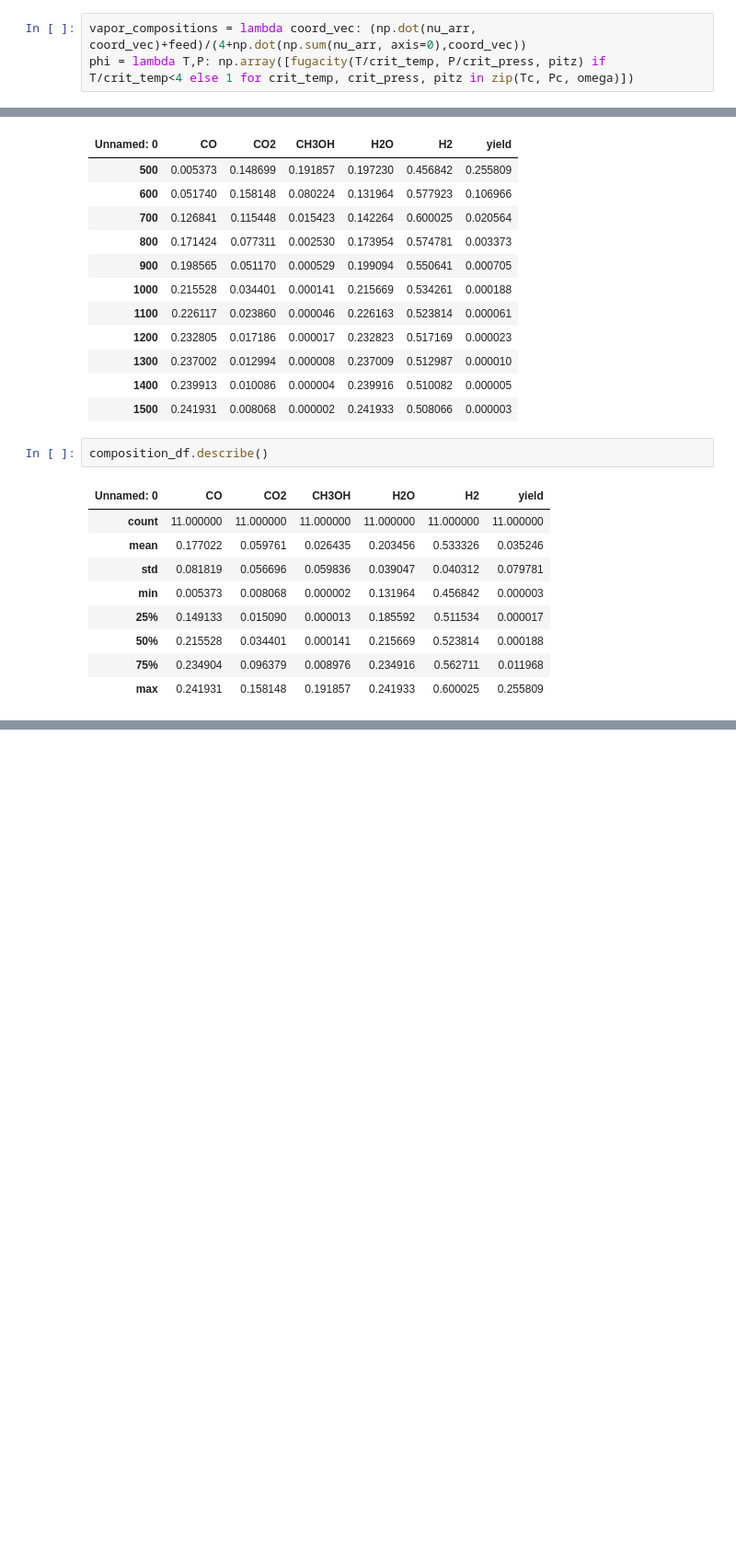
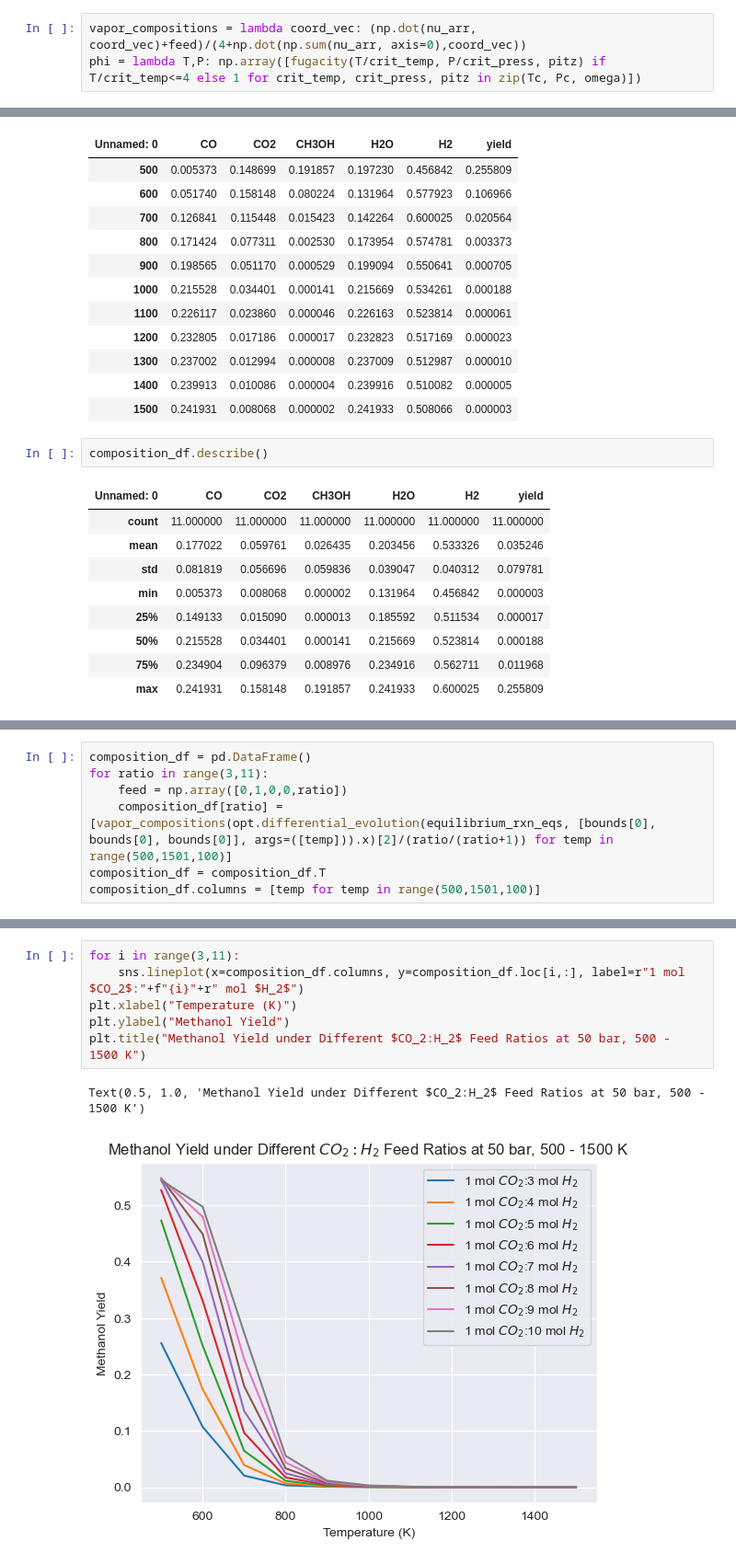
Before and after one commit to Nosma2520/Sustatinable-Methanol-Syntheis, a Jupyter notebook: main.ipynb, the cells around one changed output, grey strips where cells are left out. Shown: that part at 92% size. Saved outputs shown, nothing was run; the diff lists cells and outputs as text; blank space fills up the shorter version.

```diff
--- a/main.ipynb
+++ b/main.ipynb
@@ -83,7 +83,7 @@ interpolator1 = RegularGridInterpolator((Tr1, Pr1), phi_1)
 fugacity = lambda T_r, P_r, pitz: interpolator0((T_r, P_r)).item(0)*interpolator0((T_r, P_r)).item(0)**pitz
 # %%
 vapor_compositions = lambda coord_vec: (np.dot(nu_arr, coord_vec)+feed)/(4+np.dot(np.sum(nu_arr, axis=0),coord_vec))
-phi = lambda T,P: np.array([fugacity(T/crit_temp, P/crit_press, pitz) if T/crit_temp<4 else 1 for crit_temp, crit_press, pitz in zip(Tc, Pc, omega)])
+phi = lambda T,P: np.array([fugacity(T/crit_temp, P/crit_press, pitz) if T/crit_temp<=4 else 1 for crit_temp, crit_press, pitz in zip(Tc, Pc, omega)])
 # %%
 def equilibrium_rxn_eqs(rxn_coord_vec, temp):
     errors = (np.multiply([exp(lk) for lk in lnk(1/temp)], [50**vi for vi in -np.sum(nu_arr, axis=0)]) - np.array([prod([ (yi*phi_i)**nu_i for yi,phi_i, nu_i in zip(vapor_compositions(rxn_coord_vec),phi(temp,50), nu_arr[:,j])]) for j in range(3)]))
@@ -150,0 +154,7 @@ composition_df.describe()
+# %%
+composition_df = pd.DataFrame()
+for ratio in range(3,11):
+    feed = np.array([0,1,0,0,ratio])
+    composition_df[ratio] = [vapor_compositions(opt.differential_evolution(equilibrium_rxn_eqs, [bounds[0], bounds[0], bounds[0]], args=([temp])).x)[2]/(ratio/(ratio+1)) for temp in range(500,1501,100)]
+composition_df = composition_df.T
+composition_df.columns = [temp for temp in range(500,1501,100)]
@@ -150,0 +173,9 @@ composition_df.describe()
+# %%
+for i in range(3,11):
+    sns.lineplot(x=composition_df.columns, y=composition_df.loc[i,:], label=r"1 mol $CO_2$:"+f"{i}"+r" mol $H_2$")
+plt.xlabel("Temperature (K)")
+plt.ylabel("Methanol Yield")
+plt.title("Methanol Yield under Different $CO_2:H_2$ Feed Ratios at 50 bar, 500 - 1500 K")
+# %% [output]
+Text(0.5, 1.0, 'Methanol Yield under Different $CO_2:H_2$ Feed Ratios at 50 bar, 500 - 1500 K')
+[figure, added]
```
Also changed, not shown: parts of 10 cells of this notebook.
